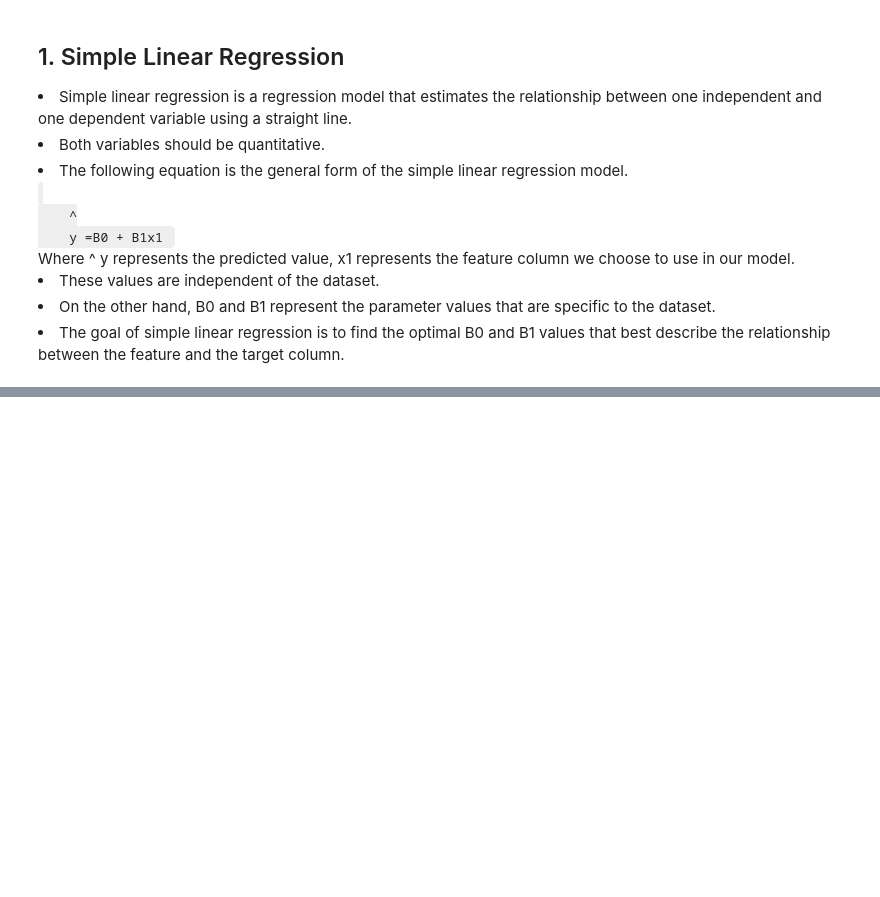
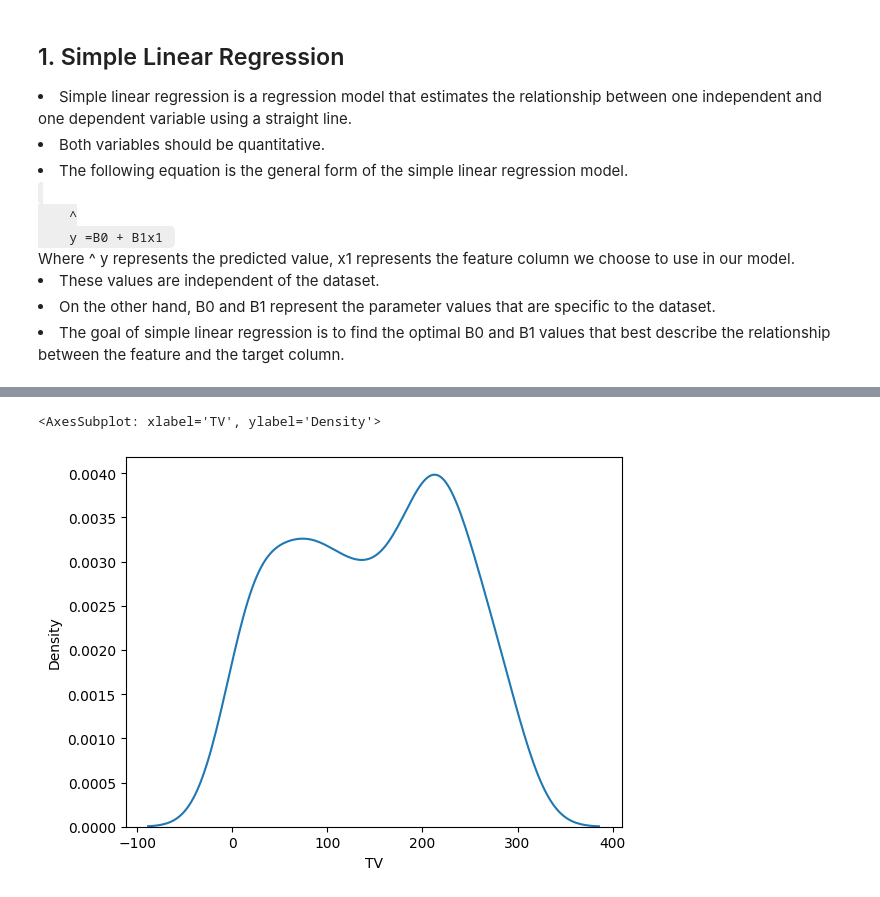
Before and after one commit to prabhat-123/Python_For_Data_Science, a Jupyter notebook: Linear_Regression.ipynb, the cells around one changed output, grey strips where cells are left out. Saved outputs shown, nothing was run; the diff lists cells and outputs as text; code cells hidden in the pictures; blank space fills up the shorter version.

```diff
--- a/Linear_Regression.ipynb
+++ b/Linear_Regression.ipynb
@@ -35,0 +41,3 @@ x1 represents the feature column we choose to use in our model.
+# %%
+df = pd.read_csv('csv_data/advertising.csv')
+df.shape
@@ -35,0 +55,5 @@ x1 represents the feature column we choose to use in our model.
+# %%
+sns.kdeplot(df['TV'])
+# %% [output]
+<AxesSubplot: xlabel='TV', ylabel='Density'>
+[figure, added]
```
Also changed, not shown: parts of 34 cells of this notebook.
